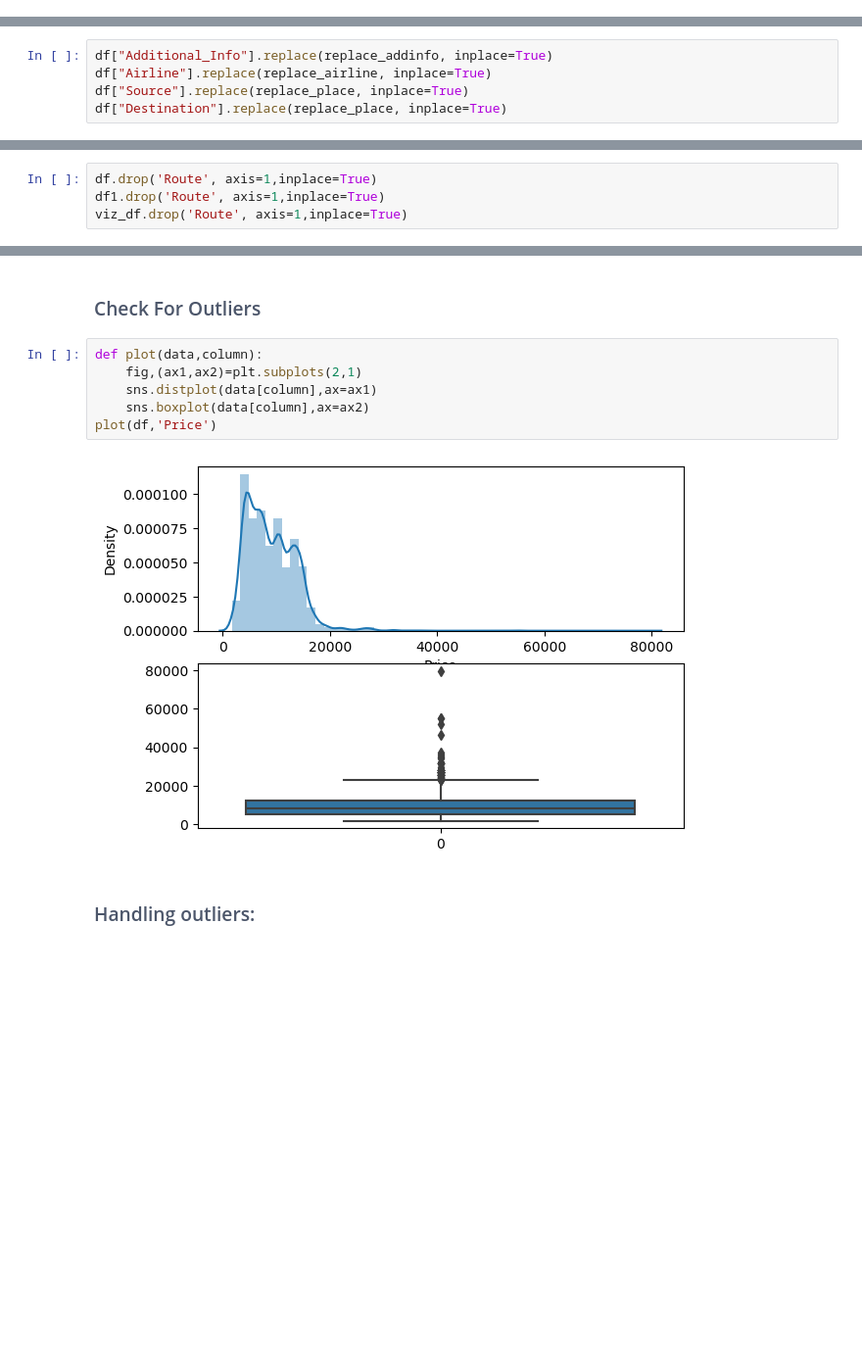
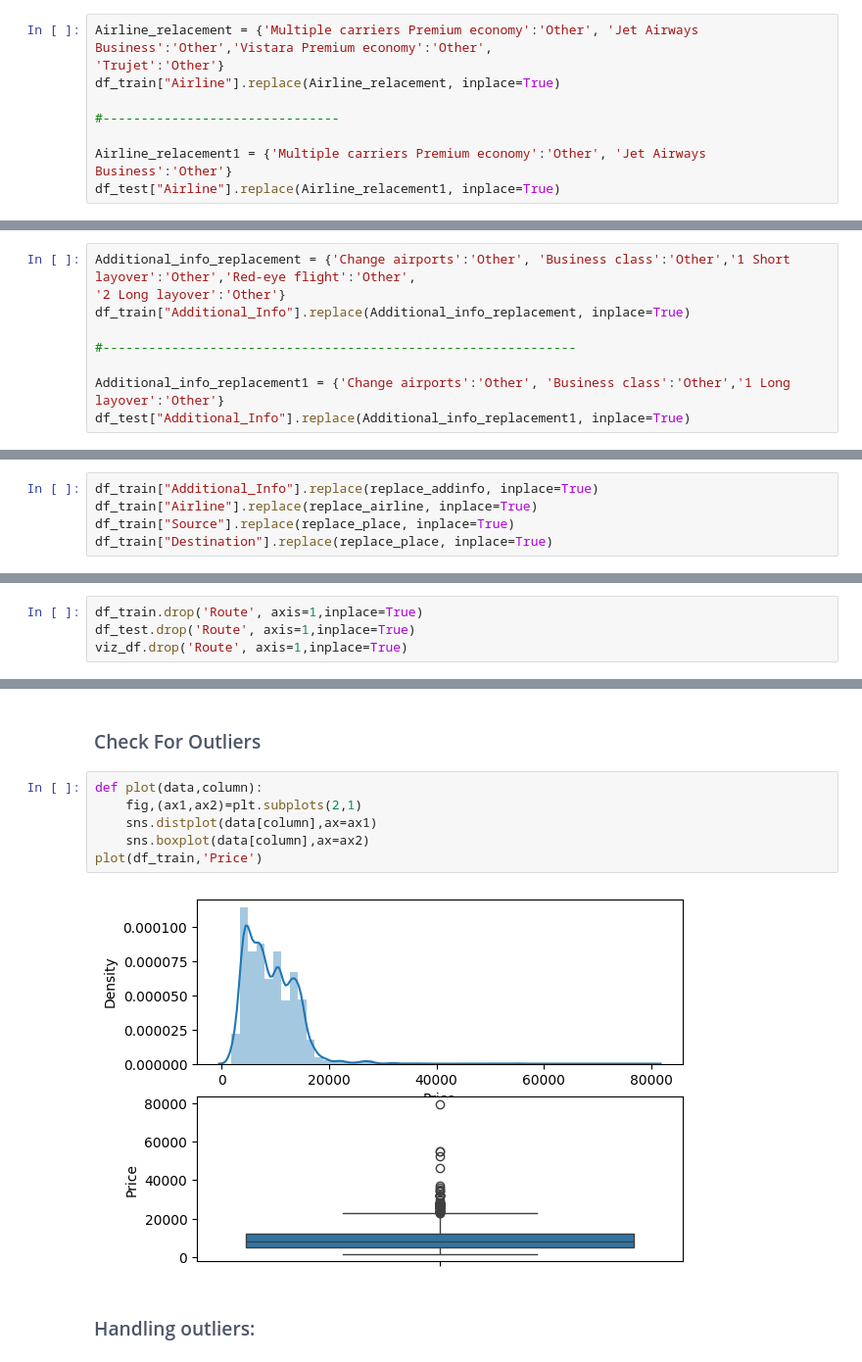
Before and after one commit to yousefkhaled40/Flight-Price-Prediction, a Jupyter notebook: fligth price prediction.ipynb, the cells around one changed output, grey strips where cells are left out. Shown at 98% size. Drawn from its saved outputs; the diff is of its cells as text; blank space fills up the shorter version.

```diff
--- a/fligth price prediction.ipynb
+++ b/fligth price prediction.ipynb
@@ -477,0 +411,9 @@ viz_df = df[["Source","Destination","Additional_Info",'Total_Stops','Route', "Pr
+# %%
+Airline_relacement = {'Multiple carriers Premium economy':'Other', 'Jet Airways Business':'Other','Vistara Premium economy':'Other',
+'Trujet':'Other'}
+df_train["Airline"].replace(Airline_relacement, inplace=True)
+
+#-------------------------------
+
+Airline_relacement1 = {'Multiple carriers Premium economy':'Other', 'Jet Airways Business':'Other'}
+df_test["Airline"].replace(Airline_relacement1, inplace=True)
@@ -477,0 +473,9 @@ viz_df = df[["Source","Destination","Additional_Info",'Total_Stops','Route', "Pr
+# %%
+Additional_info_replacement = {'Change airports':'Other', 'Business class':'Other','1 Short layover':'Other','Red-eye flight':'Other',
+'2 Long layover':'Other'}
+df_train["Additional_Info"].replace(Additional_info_replacement, inplace=True)
+
+#--------------------------------------------------------------
+
+Additional_info_replacement1 = {'Change airports':'Other', 'Business class':'Other','1 Long layover':'Other'}
+df_test["Additional_Info"].replace(Additional_info_replacement1, inplace=True)
@@ -508,8 +516,8 @@ replace_addinfo = {'No info':0, 'In-flight meal not included':1, 'No check-in ba
 replace_airline = {'Jet Airways':0, 'IndiGo':1, 'Air India':2, 'Multiple carriers':3,'SpiceJet':4, 'Vistara':5, 'Air Asia':6, 'GoAir':7, 'Other':8}
 replace_place = {'Delhi':0, 'Kolkata':1, 'Banglore':2, 'Mumbai':3, 'Chennai':4, 'Cochin':5, 'New Delhi':6, 'Hyderabad':7}
 # %%
-df["Additional_Info"].replace(replace_addinfo, inplace=True)
-df["Airline"].replace(replace_airline, inplace=True)
-df["Source"].replace(replace_place, inplace=True)
-df["Destination"].replace(replace_place, inplace=True)
+df_train["Additional_Info"].replace(replace_addinfo, inplace=True)
+df_train["Airline"].replace(replace_airline, inplace=True)
+df_train["Source"].replace(replace_place, inplace=True)
+df_train["Destination"].replace(replace_place, inplace=True)
 # %%
@@ -759,8 +769,8 @@ viz_df.groupby(['Airline','Source','Destination'],as_index=False)['Price'].mean(
 # %% [markdown]
 ### <span style='color:#20345a' >Dealing with Categorical Data</span>
 # %%
-df.drop('Route', axis=1,inplace=True)
-df1.drop('Route', axis=1,inplace=True)
+df_train.drop('Route', axis=1,inplace=True)
+df_test.drop('Route', axis=1,inplace=True)
 viz_df.drop('Route', axis=1,inplace=True)
 # %%
 from sklearn import preprocessing
@@ -799,11 +809,11 @@ Name: Airline, dtype: int64
 # %%
 def plot(data,column):
     fig,(ax1,ax2)=plt.subplots(2,1)
     sns.distplot(data[column],ax=ax1)
     sns.boxplot(data[column],ax=ax2)
-plot(df,'Price')
+plot(df_train,'Price')
 # %% [output]
-[figure, old version]
+[figure, new version]
 # %% [markdown]
 ### <font color='#4c566a'>Handling outliers:</font>
 # %%
```
Also changed, not shown: parts of 115 cells of this notebook.
